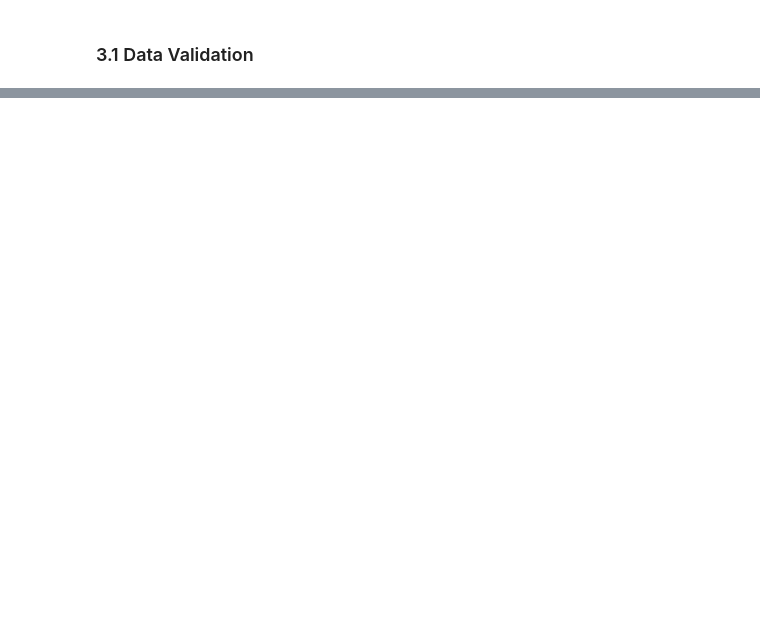
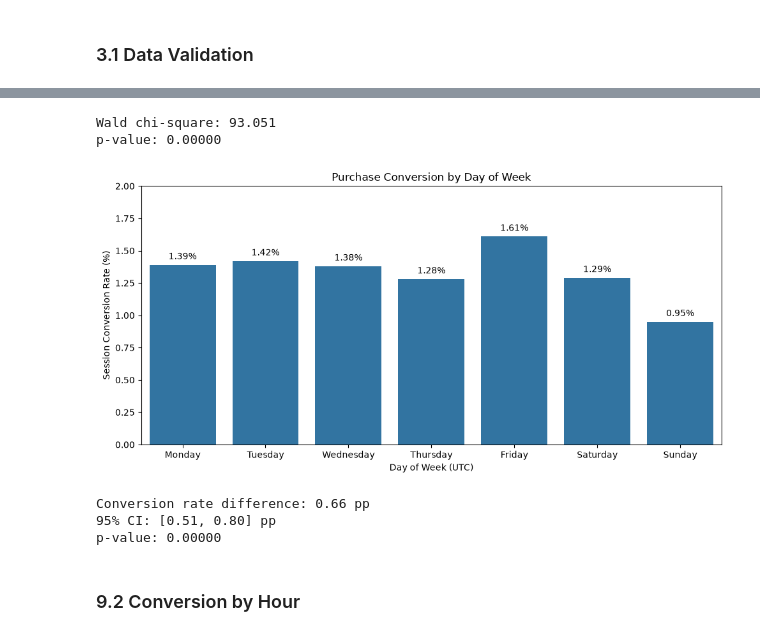
Before and after one commit to romarta/ga4-ecommerce-conversion-analytics, a Jupyter notebook: notebooks/conversion_statistics.ipynb, the cells around one changed output, grey strips where cells are left out. Drawn from its saved outputs; the diff is of its cells as text; code cells hidden in the pictures; blank space fills up the shorter version.

```diff
--- a/notebooks/conversion_statistics.ipynb
+++ b/notebooks/conversion_statistics.ipynb
@@ -79,0 +535,63 @@ dtype: int64
+# %%
+# Use Sunday as the reference category.
+weekday_dummies = pd.get_dummies(df_time["day_of_week"], dtype=int)[weekday_order[:-1]]
+
+X_weekday = sm.add_constant(weekday_dummies)
+y_weekday = df_time["has_purchase"].astype(int)
+
+# Fit the model with user-clustered standard errors.
+weekday_model = sm.OLS(y_weekday, X_weekday).fit(cov_type="cluster", cov_kwds={"groups": df_time["user_pseudo_id"]})
+
+# Test whether all weekday conversion rates are equal.
+weekday_wald = weekday_model.wald_test("Monday = 0, Tuesday = 0, Wednesday = 0, " "Thursday = 0, Friday = 0, Saturday = 0", scalar=True)
+
+print(f"Wald chi-square: {weekday_wald.statistic:.3f}")
+print(f"p-value: {weekday_wald.pvalue:.5f}")
+# %% [output]
+Wald chi-square: 93.051
+p-value: 0.00000
+# %%
+# Compare observed conversion rates across weekdays.
+fig, ax = plt.subplots(figsize=(10, 5))
+
+sns.barplot(
+    data=weekday_summary,
+    x="day_of_week",
+    y="conversion_rate_pct",
+    order=weekday_order,
+    errorbar=None,
+    ax=ax
+)
+
+# Display conversion rates above the bars.
+ax.bar_label(ax.containers[0], fmt="%.2f%%", padding=4)
+
+ax.set(
+    title="Purchase Conversion by Day of Week",
+    xlabel="Day of Week (UTC)",
+    ylabel="Session Conversion Rate (%)"
+)
+
+# Add space above the bars for value labels.
+ax.set_ylim(0, 2)
+
+
+plt.tight_layout()
+plt.show()
+# %% [output]
+[figure, added]
+# %%
+# Compare Friday and Sunday conversion rates.
+friday_diff = weekday_model.params["Friday"] * 100
+ci_low, ci_high = weekday_model.conf_int().loc["Friday"] * 100
+p_value = weekday_model.pvalues["Friday"]
+
+print(f"Conversion rate difference: {friday_diff:.2f} pp")
+print(f"95% CI: [{ci_low:.2f}, {ci_high:.2f}] pp")
+print(f"p-value: {p_value:.5f}")
+# %% [output]
+Conversion rate difference: 0.66 pp
+95% CI: [0.51, 0.80] pp
+p-value: 0.00000
+# %% [markdown]
+### 9.2 Conversion by Hour
```
Also changed, not shown: parts of 44 cells of this notebook, 3 other files.
